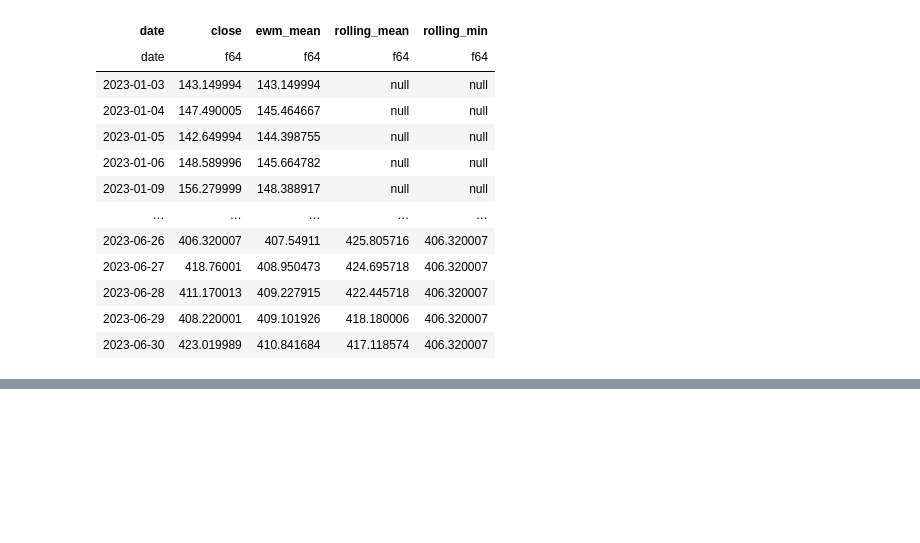
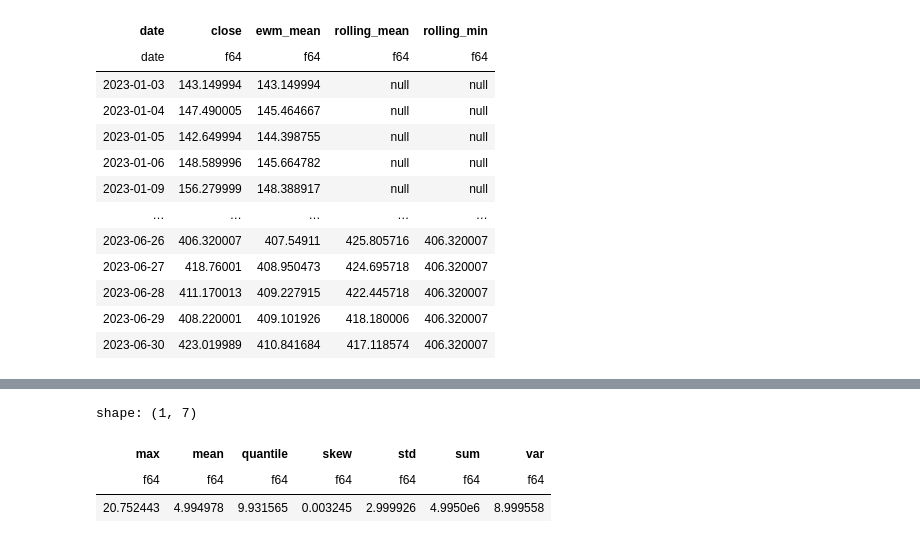
Before and after one commit to Sechi42/Polars, a Jupyter notebook: Chapter_8/Notebook_8.ipynb, the cells around one changed output, grey strips where cells are left out. Cells and saved outputs as stored; diff of their text form; code cells hidden in the pictures; blank space fills up the shorter version.

```diff
--- a/Chapter_8/Notebook_8.ipynb
+++ b/Chapter_8/Notebook_8.ipynb
@@ -473,0 +612,19 @@ from plotnine import *
+# %%
+samples = rng.normal(loc=5, scale=3, size=1_000_000)
+
+(
+    pl.DataFrame({"x": samples}).select(
+        max=pl.col("x").max(),
+        mean=pl.col("x").mean(),
+        quantile=pl.col("x").quantile(0.95),
+        skew=pl.col("x").skew(),
+        std=pl.col("x").std(),
+        sum=pl.col("x").sum(),
+        var=pl.col("x").var(),
+        )
+)
+# %% [output]
+shape: (1, 7)
+| max | mean | quantile | skew | std | sum | var |
+| f64 | f64 | f64 | f64 | f64 | f64 | f64 |
+| 20.752443 | 4.994978 | 9.931565 | 0.003245 | 2.999926 | 4.9950e6 | 8.999558 |
```
Also changed, not shown: parts of 17 cells of this notebook, 1 other file.
